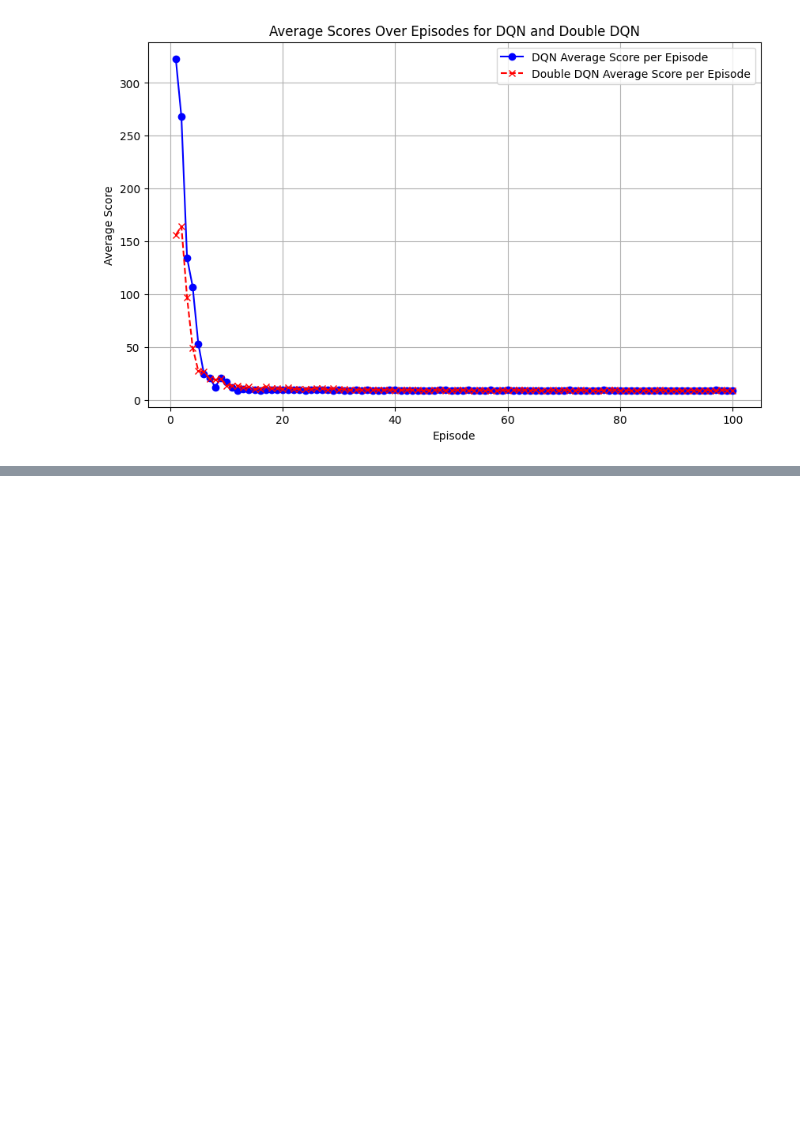
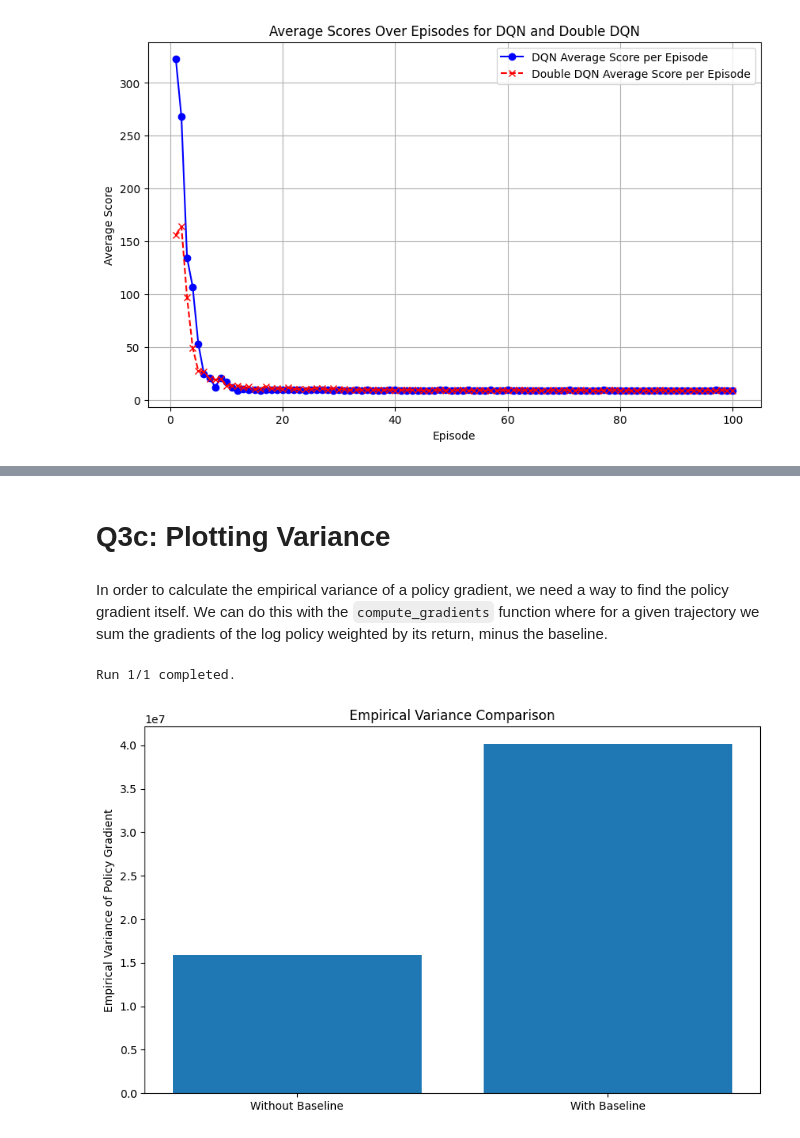
Before and after one commit to ayang903/DQN, a Jupyter notebook: ps2.ipynb, the cells around one changed output, grey strips where cells are left out. Saved outputs shown, nothing was run; the diff lists cells and outputs as text; code cells hidden in the pictures; blank space fills up the shorter version.

```diff
--- a/ps2.ipynb
+++ b/ps2.ipynb
@@ -241,0 +944,4 @@ plt.show()
+# %% [markdown]
+# Q3c: Plotting Variance
+# %% [markdown]
+In order to calculate the empirical variance of a policy gradient, we need a way to find the policy gradient itself. We can do this with the `compute_gradients` function where for a given trajectory we sum the gradients of the log policy weighted by its return, minus the baseline.
@@ -241,0 +970,75 @@ plt.show()
+# %%
+num_runs = 1
+num_episodes = 100
+gamma = 0.9
+
+# Arrays to store variances
+variance_with_baseline = []
+variance_without_baseline = []
+
+for run in range(num_runs):
+    env = gym.make('gym_examples/GridWorld-v0', size=4)
+    policy = Policy()
+    optimizer_policy = optim.Adam(policy.parameters(), lr=0.005)
+
+    gradients_with_baseline = []
+    gradients_without_baseline = []
+
+    for episode in range(num_episodes):
+        state = env.reset()[0]['agent']
+        done = False
+
+        log_probs = []
+        rewards = []
+        states = []
+
+
+        while not done:
+            state_tensor = torch.tensor(state, dtype=torch.float32).reshape(1, -1)
+            probs = policy(state_tensor)
+            action = torch.multinomial(probs, 1).item()
+            log_prob = torch.log(probs[:, action])
+
+            next_state, reward, done, _, _ = env.step(action)
+            next_state = next_state['agent']
+
+            rewards.append(reward)
+            log_probs.append(log_prob)
+            states.append(np.argmax(state))  # Convert state to its index
+            state = next_state
+            steps += 1
+
+        steps_per_episode[run, episode] = steps
+
+        # Compute gradients
+        gradients_with_baseline.append(compute_gradients(policy, rewards, log_probs, states, V_star))
+        gradients_without_baseline.append(compute_gradients(policy, rewards, log_probs, states))
+
+    # Compute empirical variance
+    variance_with_baseline.append(empirical_variance(gradients_with_baseline))
+    variance_without_baseline.append(empirical_variance(gradients_without_baseline))
+
+    # Use the mean of gradients to update the policy after all episodes
+    optimizer_policy.zero_grad()
+    mean_gradient_with_baseline = torch.mean(torch.stack(gradients_with_baseline), dim=0)
+    mean_gradient_with_baseline.backward()
+    optimizer_policy.step()
+
+    print(f"Run {run+1}/{num_runs} completed.")
+
+# Calculate the average number of steps across all runs for each episode
+average_steps = np.mean(steps_per_episode, axis=0)
+
+# Calculate the average empirical variances across runs
+average_variance_with_baseline = np.mean(variance_with_baseline)
+average_variance_without_baseline = np.mean(variance_without_baseline)
+
+# Plotting the empirical variances
+plt.figure(figsize=(10, 6))
+plt.bar(['Without Baseline', 'With Baseline'], [average_variance_without_baseline, average_variance_with_baseline])
+plt.ylabel('Empirical Variance of Policy Gradient')
+plt.title("Empirical Variance Comparison")
+plt.show()
+# %% [output]
+Run 1/1 completed.
+[figure, added]
```
Also changed, not shown: parts of 35 cells of this notebook, 3 other files.
